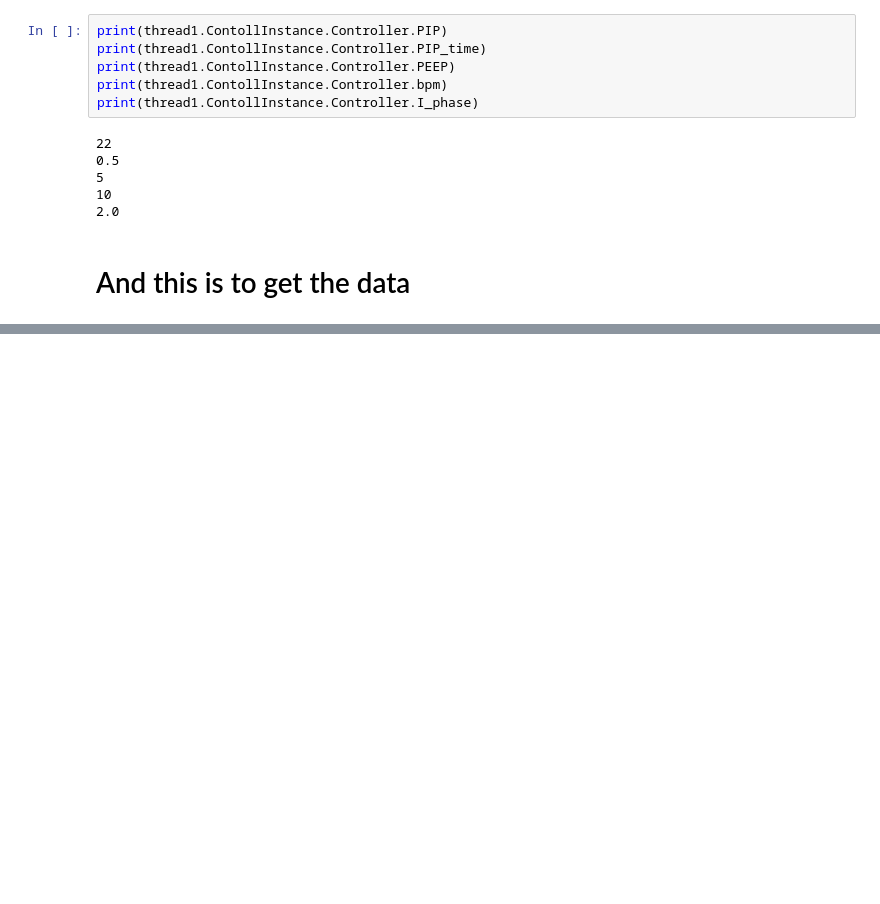
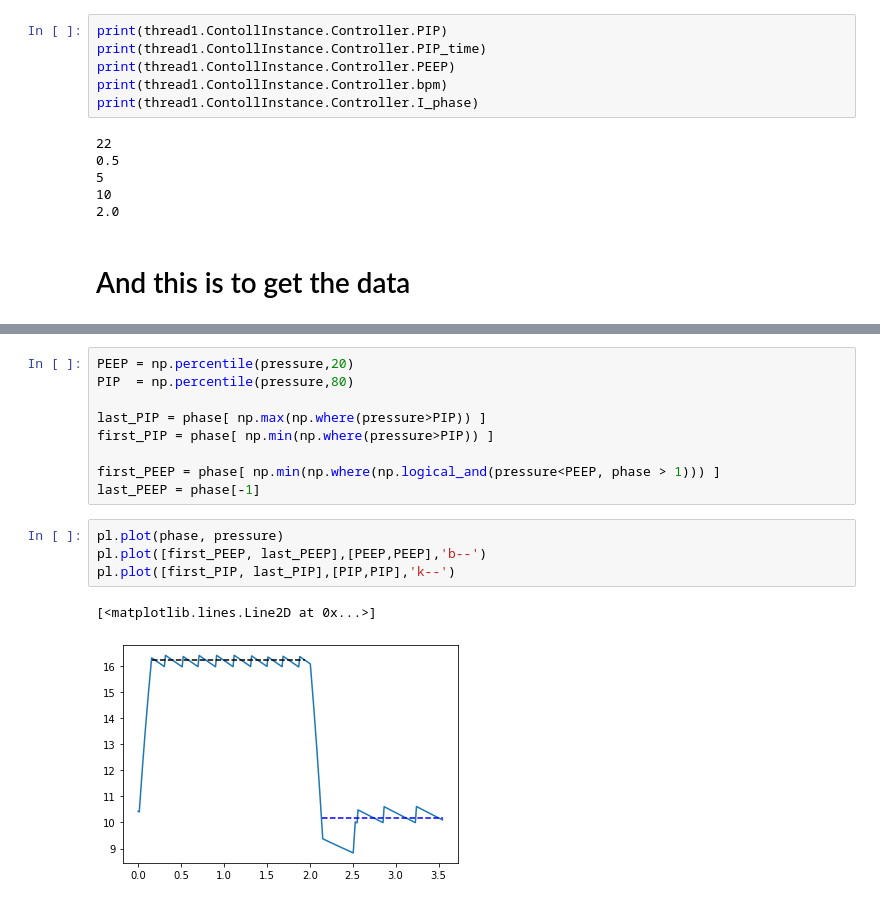
Before and after one commit to CohenLabPrinceton/pvp, a Jupyter notebook: sandbox/testPIDControllerClass.ipynb, the cells around one changed output, grey strips where cells are left out. Saved outputs shown, nothing was run; the diff lists cells and outputs as text; blank space fills up the shorter version.

```diff
--- a/sandbox/testPIDControllerClass.ipynb
+++ b/sandbox/testPIDControllerClass.ipynb
@@ -157,0 +173,16 @@ pl.legend()
+# %%
+PEEP = np.percentile(pressure,20)
+PIP  = np.percentile(pressure,80)
+
+last_PIP = phase[ np.max(np.where(pressure>PIP)) ]
+first_PIP = phase[ np.min(np.where(pressure>PIP)) ]
+
+first_PEEP = phase[ np.min(np.where(np.logical_and(pressure<PEEP, phase > 1))) ]
+last_PEEP = phase[-1]
+# %%
+pl.plot(phase, pressure)
+pl.plot([first_PEEP, last_PEEP],[PEEP,PEEP],'b--')
+pl.plot([first_PIP, last_PIP],[PIP,PIP],'k--')
+# %% [output]
+[<matplotlib.lines.Line2D at 0x...>]
+[figure, added]
```
Also changed, not shown: parts of 5 cells of this notebook, 1 other file.
